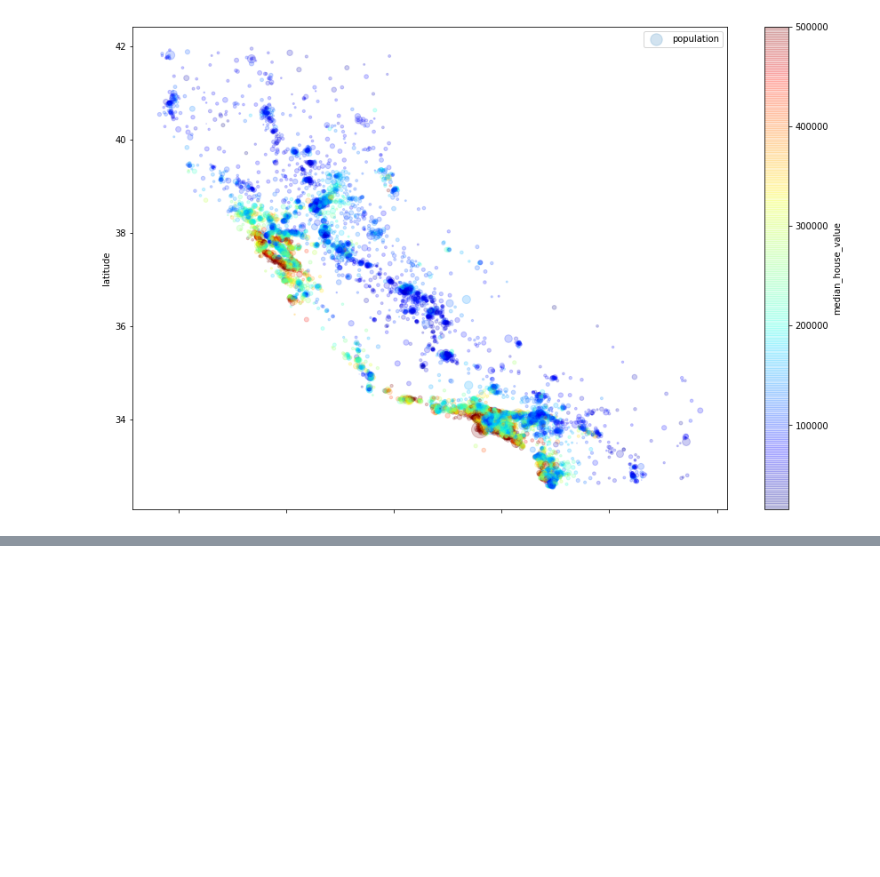
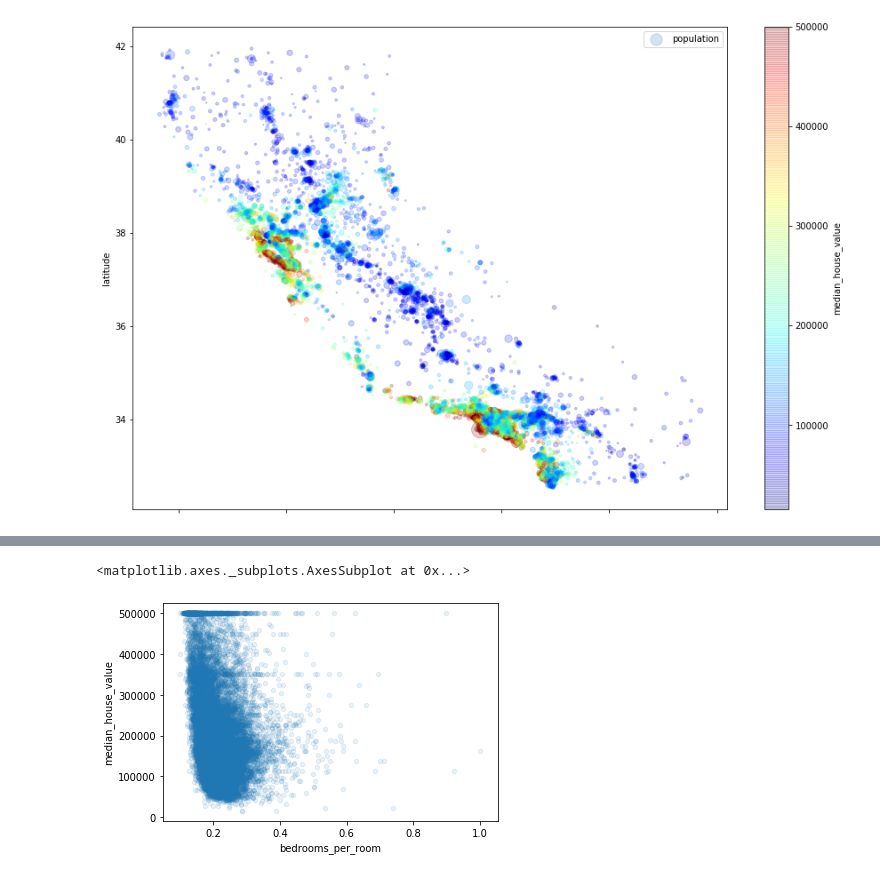
Before and after one commit to t-wyrwas/Housing, a Jupyter notebook: src/notebooks/EDA.ipynb, the cells around one changed output, grey strips where cells are left out. Drawn from its saved outputs; the diff is of its cells as text; code cells hidden in the pictures; blank space fills up the shorter version.

```diff
--- a/src/notebooks/EDA.ipynb
+++ b/src/notebooks/EDA.ipynb
@@ -163,0 +221,5 @@ train_df.plot(kind='scatter', x='longitude', y='latitude', alpha=0.2, figsize=(1
+# %%
+train_df.plot(kind="scatter", x="bedrooms_per_room", y="median_house_value", alpha=0.1)
+# %% [output]
+<matplotlib.axes._subplots.AxesSubplot at 0x...>
+[figure, added]
```
Also changed, not shown: parts of 10 cells of this notebook, 11 other files.
